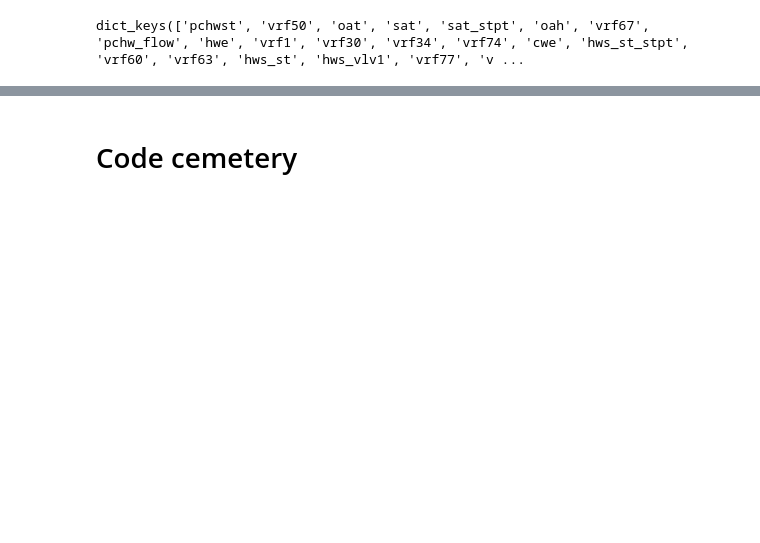
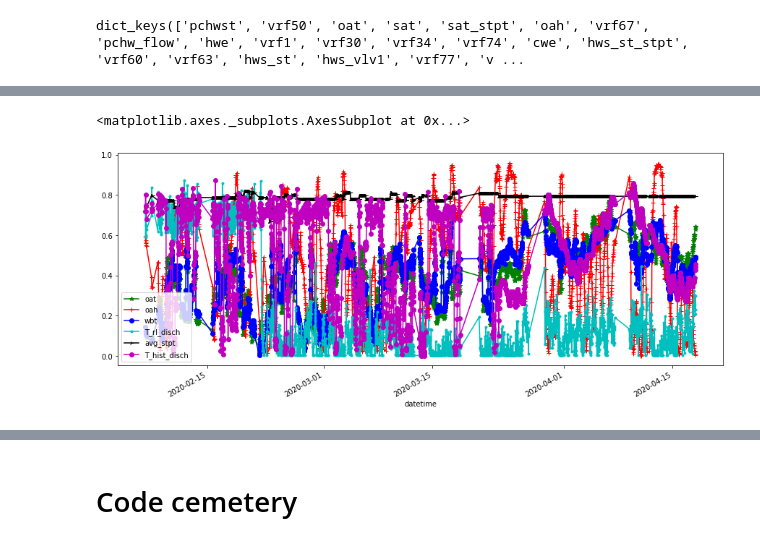
Before and after one commit to AvisekNaug/ah_deployment, a Jupyter notebook: notebooks/Analyzing Experiment Output.ipynb, the cells around one changed output, grey strips where cells are left out. Saved outputs shown, nothing was run; the diff lists cells and outputs as text; code cells hidden in the pictures; blank space fills up the shorter version.

```diff
--- a/notebooks/Analyzing Experiment Output.ipynb
+++ b/notebooks/Analyzing Experiment Output.ipynb
@@ -44 +72,12 @@ df_['hist_total_e'] = df_['hist_hwe']+df_['hist_cwe']
+# %%
+df.plot(y=['oat', 'oah', 'wbt', 'T_rl_disch', 'avg_stpt', 'T_hist_disch'],
+         figsize=(15, 6),
+         style=['g*-', 'r+-', 'bo-', 'c.-', 'k4-', 'mo-'])
+
+# df.plot(y=['wbt', 'T_rl_disch', 'avg_stpt', 'T_hist_disch'],
+#          figsize=(15, 10),
+#          style=['bo-', 'c.-', 'k4-', 'mo-'])
+# %% [output]
+<matplotlib.axes._subplots.AxesSubplot at 0x...>
+[figure, added]
 # %%
```
Also changed, not shown: parts of 17 cells of this notebook, 8 other files.
